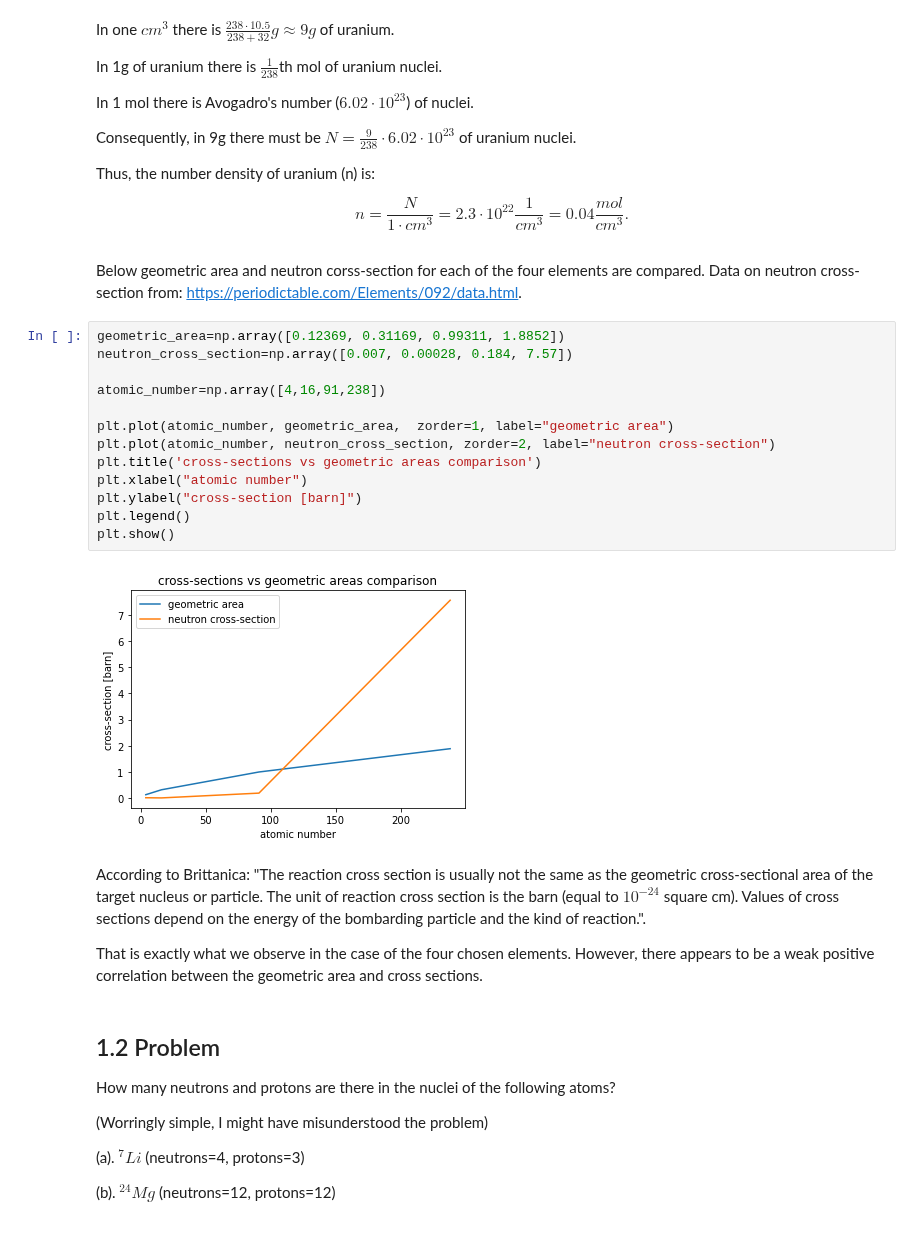
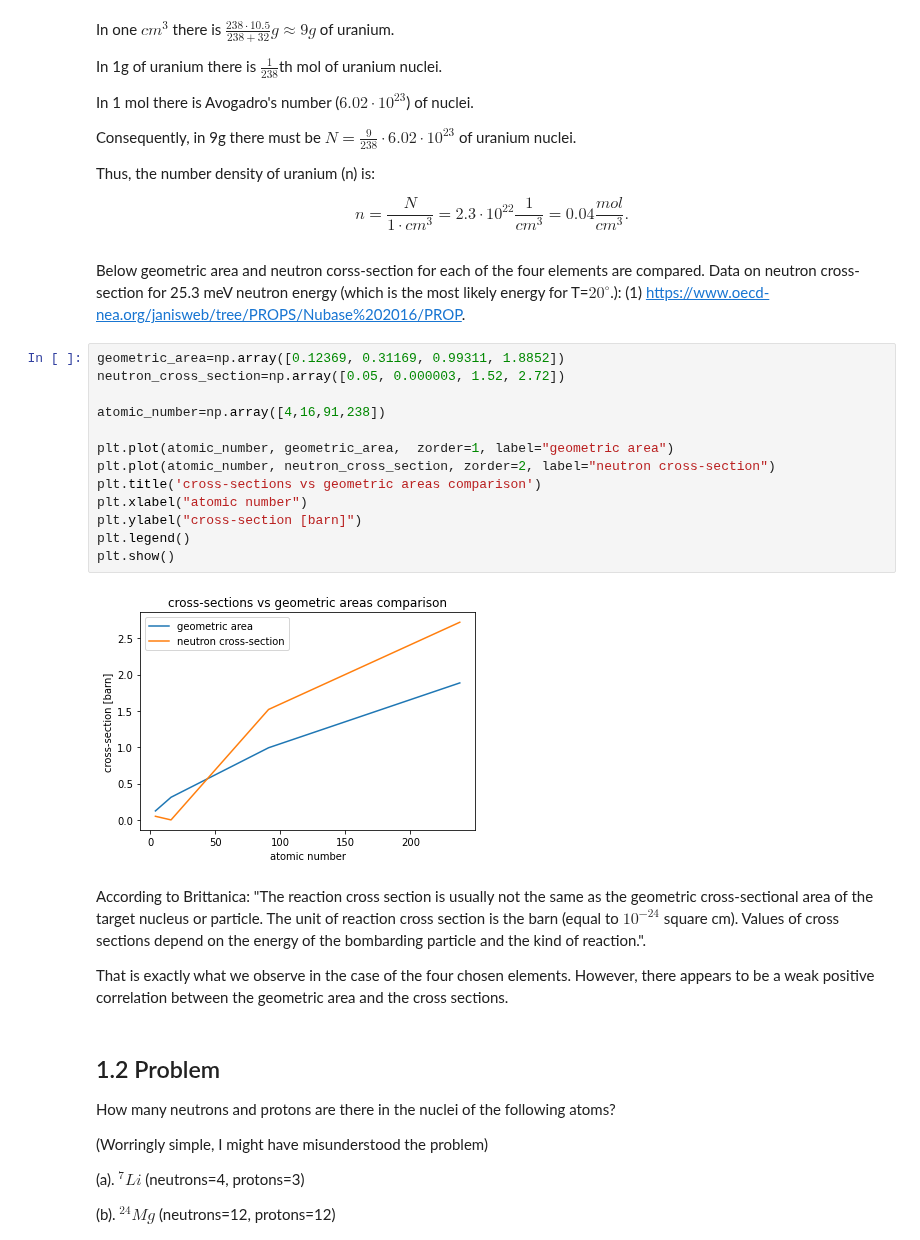
Before and after one commit to kmiec96/Nuclear, a Jupyter notebook: set1.ipynb, the cells around one changed output. Drawn from its saved outputs; the diff is of its cells as text.

```diff
--- a/set1.ipynb
+++ b/set1.ipynb
@@ -314,27 +314,27 @@ Thus, the number density of uranium (n) is:
  $$n=\frac{N}{1\cdot cm^{3}} = 2.3 \cdot 10^{22}\frac{1}{cm^{3}}=0.04\frac{mol}{cm^{3}}.$$
 # %% [markdown]
 Below geometric area and neutron corss-section for each of the four elements are compared.
-Data on neutron cross-section from: https://periodictable.com/Elements/092/data.html.
+Data on neutron cross-section for 25.3 meV neutron energy (which is the most likely energy for T=$20^{\circ}$.): (1) https://www.oecd-nea.org/janisweb/tree/PROPS/Nubase%202016/PROP.
 # %%
 geometric_area=np.array([0.12369, 0.31169, 0.99311, 1.8852])
-neutron_cross_section=np.array([0.007, 0.00028, 0.184, 7.57])
+neutron_cross_section=np.array([0.05, 0.000003, 1.52, 2.72])
 
 atomic_number=np.array([4,16,91,238])
 
 plt.plot(atomic_number, geometric_area,  zorder=1, label="geometric area")
 plt.plot(atomic_number, neutron_cross_section, zorder=2, label="neutron cross-section")
 plt.title('cross-sections vs geometric areas comparison')
 plt.xlabel("atomic number")
 plt.ylabel("cross-section [barn]")
 plt.legend()
 plt.show()
 # %% [output]
-[figure, old version]
+[figure, new version]
 # %% [markdown]
 According to Brittanica: "The reaction cross section is usually not the same as the geometric cross-sectional area of the target nucleus or particle. The unit of reaction cross section is the barn (equal to $10^{−24}$ square cm).
 Values of cross sections depend on the energy of the bombarding particle and the kind of reaction.".
 
-That is exactly what we observe in the case of the four chosen elements. However, there appears to be a weak positive correlation between the geometric area and cross sections.
+That is exactly what we observe in the case of the four chosen elements. However, there appears to be a weak positive correlation between the geometric area and the cross sections.
 # %% [markdown]
 ## 1.2 Problem
 How many neutrons and protons are there in the nuclei of the following atoms?
```
Also changed, not shown: parts of 20 cells of this notebook.
